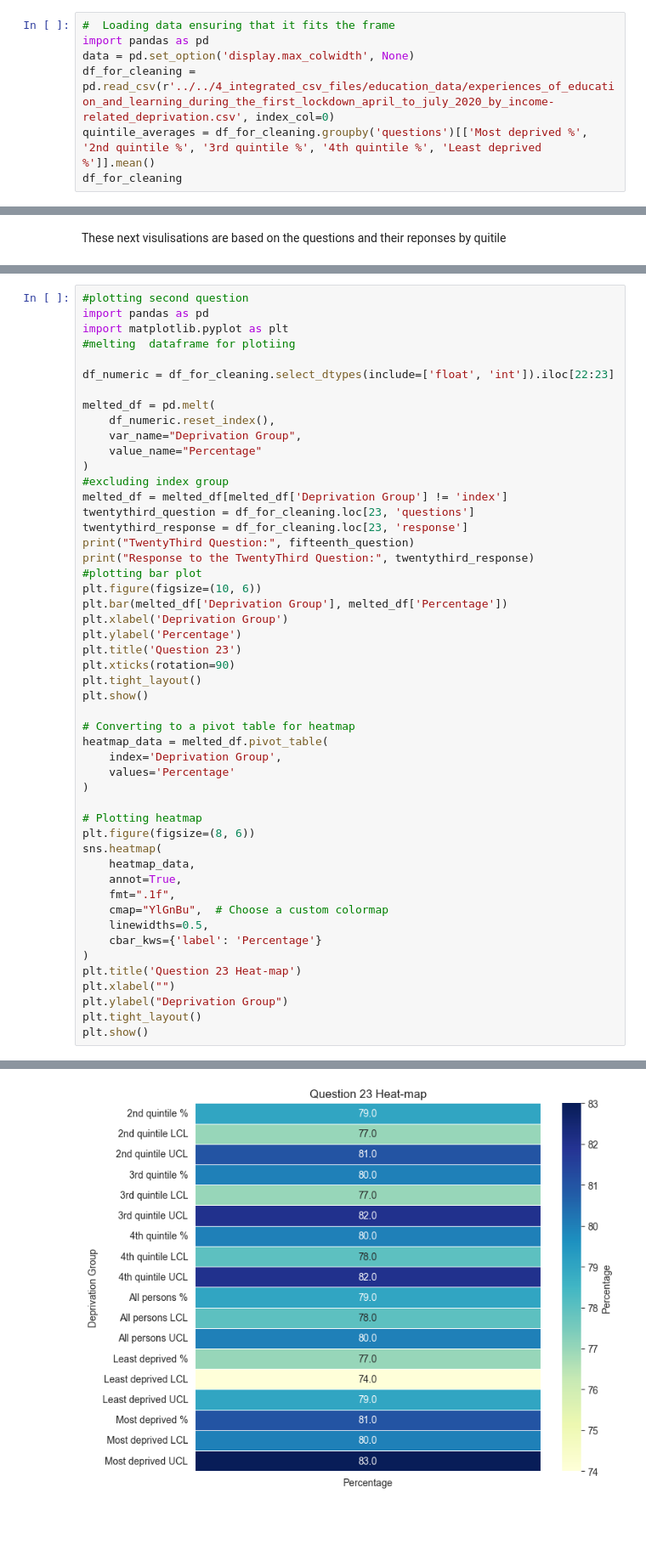
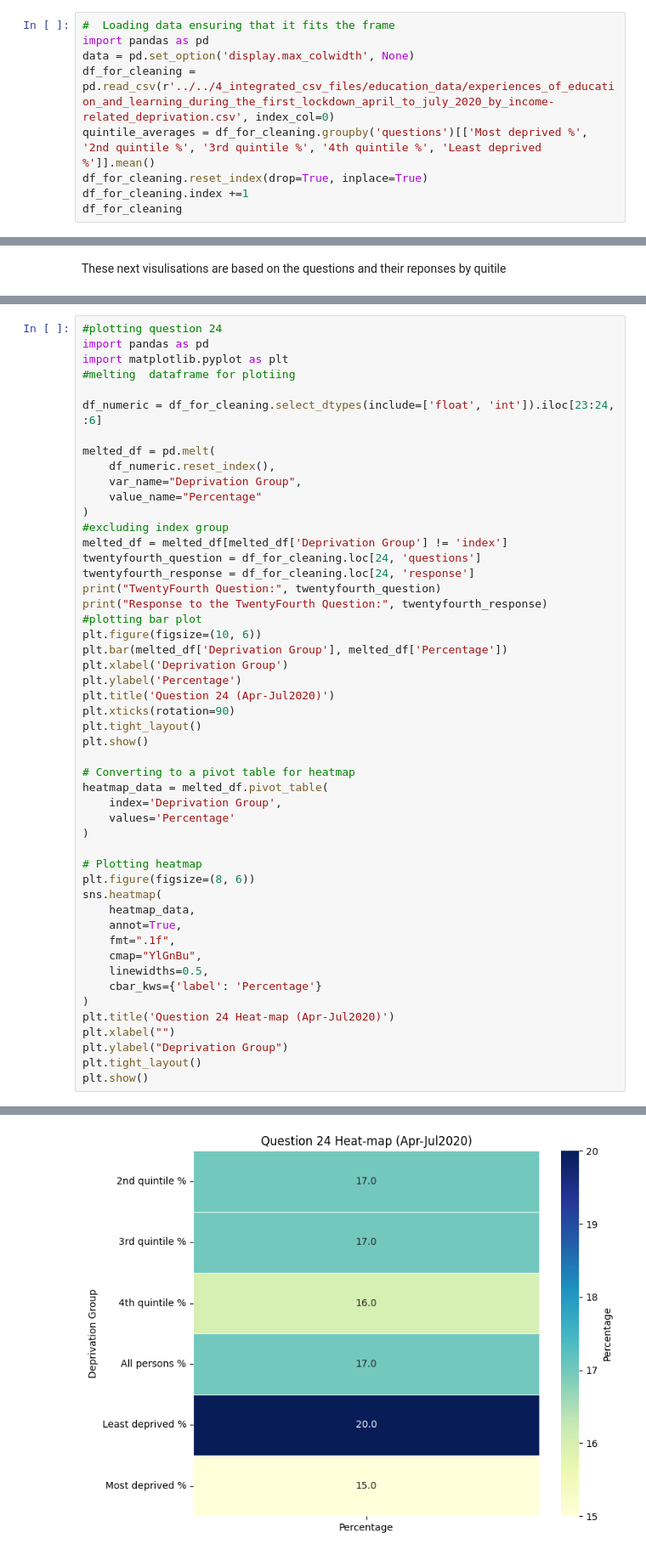
Before and after one commit to branticus94/Group-1-Data-Final-Project, a Jupyter notebook: 7_analysis_and_visualisation_notebooks/11_education/april-july2020learning.ipynb, the cells around one changed output, grey strips where cells are left out. Shown at 85% size. Saved outputs shown, nothing was run; the diff lists cells and outputs as text; blank space fills up the shorter version.

```diff
--- a/7_analysis_and_visualisation_notebooks/11_education/april-july2020learning.ipynb
+++ b/7_analysis_and_visualisation_notebooks/11_education/april-july2020learning.ipynb
@@ -48,6 +48,8 @@ import pandas as pd
 data = pd.set_option('display.max_colwidth', None)
 df_for_cleaning = pd.read_csv(r'../../4_integrated_csv_files/education_data/experiences_of_education_and_learning_during_the_first_lockdown_april_to_july_2020_by_income-related_deprivation.csv', index_col=0)
 quintile_averages = df_for_cleaning.groupby('questions')[['Most deprived %', '2nd quintile %', '3rd quintile %', '4th quintile %', 'Least deprived %']].mean()
+df_for_cleaning.reset_index(drop=True, inplace=True)
+df_for_cleaning.index +=1
 df_for_cleaning
 # %% [output]
 |  | classifier | questions | response | All persons % | Most deprived % | 2nd quintile % | 3rd quintile % | ... |
@@ -467,10 +560,10 @@ Response to the TwentyThird Question:
 # %%
-#plotting second question
+#plotting question 24
 import pandas as pd
 import matplotlib.pyplot as plt
 #melting  dataframe for plotiing
 
-df_numeric = df_for_cleaning.select_dtypes(include=['float', 'int']).iloc[22:23]
+df_numeric = df_for_cleaning.select_dtypes(include=['float', 'int']).iloc[23:24, :6]
 
 melted_df = pd.melt(
     df_numeric.reset_index(),
@@ -479,16 +572,16 @@ melted_df = pd.melt(
 )
 #excluding index group
 melted_df = melted_df[melted_df['Deprivation Group'] != 'index']
-twentythird_question = df_for_cleaning.loc[23, 'questions']
-twentythird_response = df_for_cleaning.loc[23, 'response']
-print("TwentyThird Question:", fifteenth_question)
-print("Response to the TwentyThird Question:", twentythird_response)
+twentyfourth_question = df_for_cleaning.loc[24, 'questions']
+twentyfourth_response = df_for_cleaning.loc[24, 'response']
+print("TwentyFourth Question:", twentyfourth_question)
+print("Response to the TwentyFourth Question:", twentyfourth_response)
 #plotting bar plot
 plt.figure(figsize=(10, 6))
 plt.bar(melted_df['Deprivation Group'], melted_df['Percentage'])
 plt.xlabel('Deprivation Group')
 plt.ylabel('Percentage')
-plt.title('Question 23')
+plt.title('Question 24 (Apr-Jul2020)')
 plt.xticks(rotation=90)
 plt.tight_layout()
 plt.show()
@@ -505,11 +598,11 @@ sns.heatmap(
     heatmap_data,
     annot=True,
     fmt=".1f",
-    cmap="YlGnBu",  # Choose a custom colormap
+    cmap="YlGnBu",
     linewidths=0.5,
     cbar_kws={'label': 'Percentage'}
 )
-plt.title('Question 23 Heat-map')
+plt.title('Question 24 Heat-map (Apr-Jul2020)')
 plt.xlabel("")
 plt.ylabel("Deprivation Group")
 plt.tight_layout()
@@ -521 +614 @@ Response to the TwentyThird Question: At least monthly (less than weekly)
-[figure, old version]
+[figure, new version]
```
Also changed, not shown: parts of 28 cells of this notebook, 3 other files.
